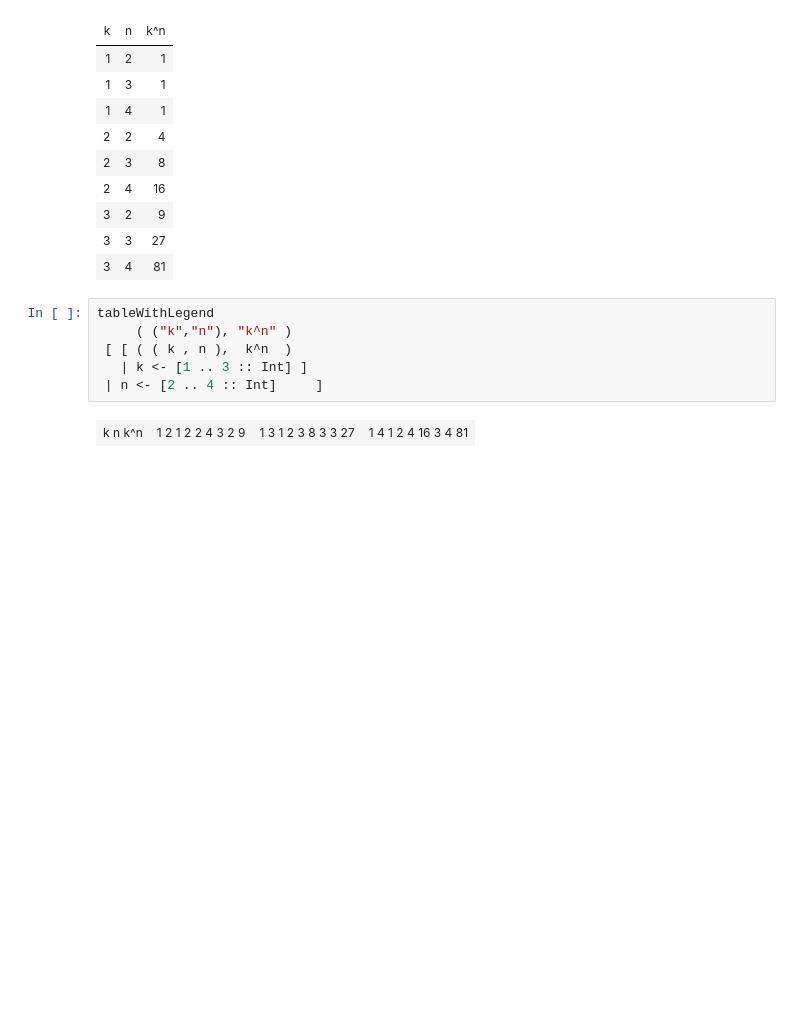
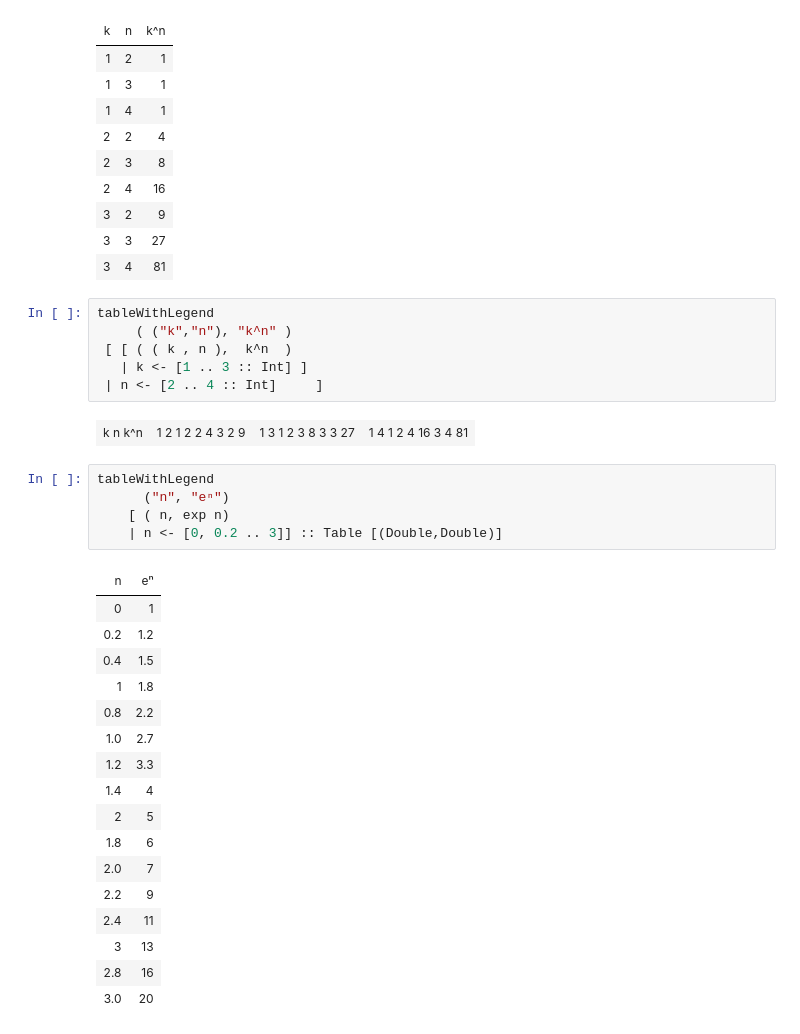
Before and after one commit to leftaroundabout/IHaskell-tables, a Jupyter notebook: README.ipynb, the cells around one changed output. Saved outputs shown, nothing was run; the diff lists cells and outputs as text; blank space fills up the shorter version.

```diff
--- a/README.ipynb
+++ b/README.ipynb
@@ -43,3 +43,26 @@ tableWithLegend
  | n <- [2 .. 4 :: Int]     ]
 # %% [output]
 | k n k^n | 1 2 1 2 2 4 3 2 9 | 1 3 1 2 3 8 3 3 27 | 1 4 1 2 4 16 3 4 81 |
+# %%
+tableWithLegend
+      ("n", "eⁿ")
+    [ ( n, exp n)
+    | n <- [0, 0.2 .. 3]] :: Table [(Double,Double)]
+# %% [output]
+| n | eⁿ |
+| 0 | 1 |
+| 0.2 | 1.2 |
+| 0.4 | 1.5 |
+| 1 | 1.8 |
+| 0.8 | 2.2 |
+| 1.0 | 2.7 |
+| 1.2 | 3.3 |
+| 1.4 | 4 |
+| 2 | 5 |
+| 1.8 | 6 |
+| 2.0 | 7 |
+| 2.2 | 9 |
+| 2.4 | 11 |
+| 3 | 13 |
+| 2.8 | 16 |
+| 3.0 | 20 |
```
Also changed, not shown: 2 other files.
